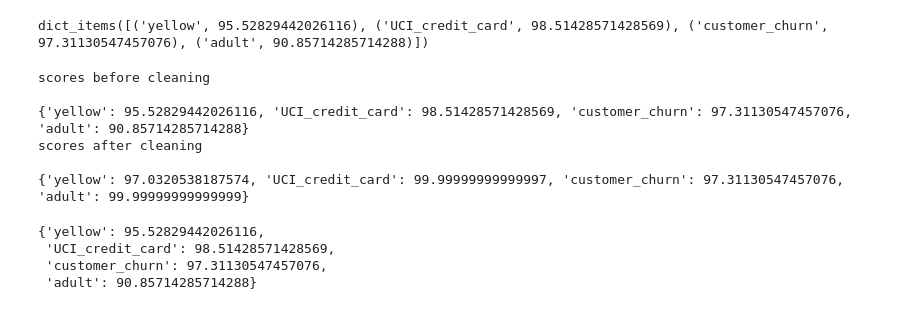
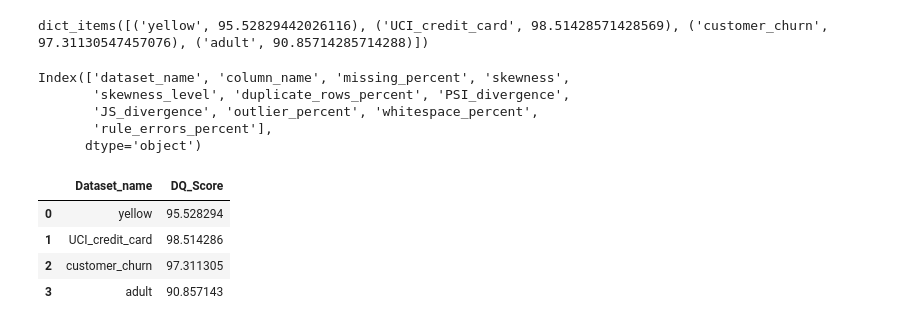
Before and after one commit to Probot-DATA/Data_Quality_Framework, a Jupyter notebook: Code/DQ_Framework.ipynb, the cells around one changed output. Drawn from its saved outputs; the diff is of its cells as text; code cells hidden in the pictures.

```diff
--- a/Code/DQ_Framework.ipynb
+++ b/Code/DQ_Framework.ipynb
@@ -583,6 +497,7 @@ recommendations
 
 from nltk import ngrams
 from nltk.metrics.distance import jaccard_distance
+from sklearn.preprocessing import PowerTransformer
 
 
 def clean(df, column, clean_type):
@@ -683,8 +598,12 @@ def clean(df, column, clean_type):
         for i,val in enumerate(df[column]):
             if not(func(val)):
                 df.loc[i,column]=None
+    #9 Highly skewed distribution; consider power transformation for distance-based models
+    elif clean_type == 9:
+        pt = PowerTransformer(method="yeo-johnson")
+        df[column] = pt.fit_transform(df[[column]])
 
-    elif clean_type == 9:
+    elif clean_type == 10:
         pass
     return df[column]
 # %%
@@ -700,7 +619,8 @@ def get_cleaned_data(dataset_list,recommendations):
         6:"Check for incorrect or same date entries",
         7:"Missmatch type detected",
         8:"Buisness rule violated",
-        9:"No major issues detected"
+        9:"Highly skewed distribution; consider power transformation for distance-based models",
+        10:"No major issues detected"
     }
     dataset_list_cleaned=[]
     for item in dataset_list:
@@ -708,12 +628,12 @@ def get_cleaned_data(dataset_list,recommendations):
         for column in item.columns:
             suggesions=recommendations[recommendations['column_name']==column]['recommendations'].iloc[0]
             suggesions=str(suggesions).split(',')
-            #print("would you like to perform the following cleaning operations on "+str(column),'-:' ,'\n',suggesions,'\n','please answer Yes or No')
-            #ans=input()
-            #ans=ans.lower()
-            #if(ans=='no'):
-            #    continue
             for suggesion in suggesions:
+                #print("would you like to perform the following cleaning operation on "+str(column),'-:' ,'\n',suggesion,'\n','please answer Yes or No')
+                #ans=input()
+                #ans=ans.lower()
+                #if(ans=='no'):
+                    #break
                 suggesion=str(suggesion).strip()
                 for k,v in mapped_suggestions.items():
                     v=v.strip()
@@ -763,6 +695,8 @@ summarized_meta_table_cleaned=get_table_for_DQ_computation(meta_table_combined_c
 
 def get_weights(dataset_name,summarized_meta):
     metrics=list(summarized_meta.columns)
+    metrics.remove('skewness')
+    metrics.remove('skewness_level')
     metrics.remove('dataset_name')
     metrics.remove('column_name')
     #while True:
@@ -822,6 +756,8 @@ def get_new_values(summarized_meta_table):
     metrics=list(summarized_meta_table.columns)
     metrics.remove('dataset_name')
     metrics.remove('column_name')
+    metrics.remove('skewness')
+    metrics.remove('skewness_level')
     temp=summarized_meta_table.copy(deep=True)
     for i,metric in enumerate(metrics):
         if (metric=='PSI_divergence') or (metric=='JS_divergence'):
@@ -844,6 +780,8 @@ def Compute_DQ_Score(dataset_name_list,dataset_list,summarized_meta):
     metrics=list(summarized_meta.columns)
     metrics.remove('dataset_name')
     metrics.remove('column_name')
+    metrics.remove('skewness')
+    metrics.remove('skewness_level')
     temp=get_new_values(summarized_meta)
     scores={}
     for dataset_name,df in zip(dataset_name_list,dataset_list):
@@ -881,33 +819,34 @@ scores after cleaning
 print(dirty_scores.items())
 # %% [output]
 dict_items([('yellow', 95.52829442026116), ('UCI_credit_card', 98.51428571428569), ('customer_churn', 97.31130547457076), ('adult', 90.85714285714288)])
+# %%
+summarized_meta_table.columns
+# %% [output]
+Index(['dataset_name', 'column_name', 'missing_percent', 'skewness',
+       'skewness_level', 'duplicate_rows_percent', 'PSI_divergence',
+       'JS_divergence', 'outlier_percent', 'whitespace_percent',
+       'rule_errors_percent'],
+      dtype='object')
 # %%
-import copy
-def Run_DQ_Pipeline():
-    meta_table_combined=generate_meta(dataset_names,dataset_list) #step 1
+def Run_DQ_Pipeline(dataset_names,dataset_list,new_dataset_list=None):
+    meta_table_combined=generate_meta(dataset_names,dataset_list,new_dataset_list=None) #step 1
     recommendations=cleaning_recommendations(meta_table_combined)#step 2
     dataset_list_cleaned=get_cleaned_data(dataset_list,recommendations) #step 3
     meta_table_combined_cleaned=generate_meta(dataset_names,dataset_list_cleaned)# step 4 optional
     summarized_meta_table=get_table_for_DQ_computation(meta_table_combined)#step 5
     summarized_meta_table_cleaned=get_table_for_DQ_computation(meta_table_combined_cleaned)#step 6
-    print("scores before cleaning\n")
     dirty_scores=Compute_DQ_Score(dataset_names,dataset_list,summarized_meta_table)#step 7
-    print(dirty_scores)
-    print("scores after cleaning\n")
     cleaned_scores=Compute_DQ_Score(dataset_names,dataset_list_cleaned,summarized_meta_table_cleaned)#step 8
-    print(cleaned_scores)
-    return dirty_scores, cleaned_scores
-scores,scores_cleaned=Run_DQ_Pipeline()
-scores=pd.DataFrame(scores.items(),columns=['Dataset_name','DQ_Score'])
+    return { "dirty_scores": dirty_scores, "cleaned_scores": cleaned_scores, "meta_table_before_cleaning": meta_table_combined, "meta_table_after_cleaning":meta_table_combined_cleaned, "recommendations": recommendations, "summarized_meta_before_cleaning": summarized_meta_table, "summarized_meta_after_cleaning": summarized_meta_table_cleaned }
+result=Run_DQ_Pipeline(dataset_names,dataset_list)
+scores=pd.DataFrame(
+    result["dirty_scores"].items(),
+    columns=["Dataset_name", "DQ_Score"]
+)
 scores
 # %% [output]
-scores before cleaning
-
-{'yellow': 95.52829442026116, 'UCI_credit_card': 98.51428571428569, 'customer_churn': 97.31130547457076, 'adult': 90.85714285714288}
-scores after cleaning
-
-{'yellow': 97.0320538187574, 'UCI_credit_card': 99.99999999999997, 'customer_churn': 97.31130547457076, 'adult': 99.99999999999999}
-{'yellow': 95.52829442026116,
- 'UCI_credit_card': 98.51428571428569,
- 'customer_churn': 97.31130547457076,
- 'adult': 90.85714285714288}
+|  | Dataset_name | DQ_Score |
+| 0 | yellow | 95.528294 |
+| 1 | UCI_credit_card | 98.514286 |
+| 2 | customer_churn | 97.311305 |
+| 3 | adult | 90.857143 |
```
Also changed, not shown: parts of 19 cells of this notebook.
